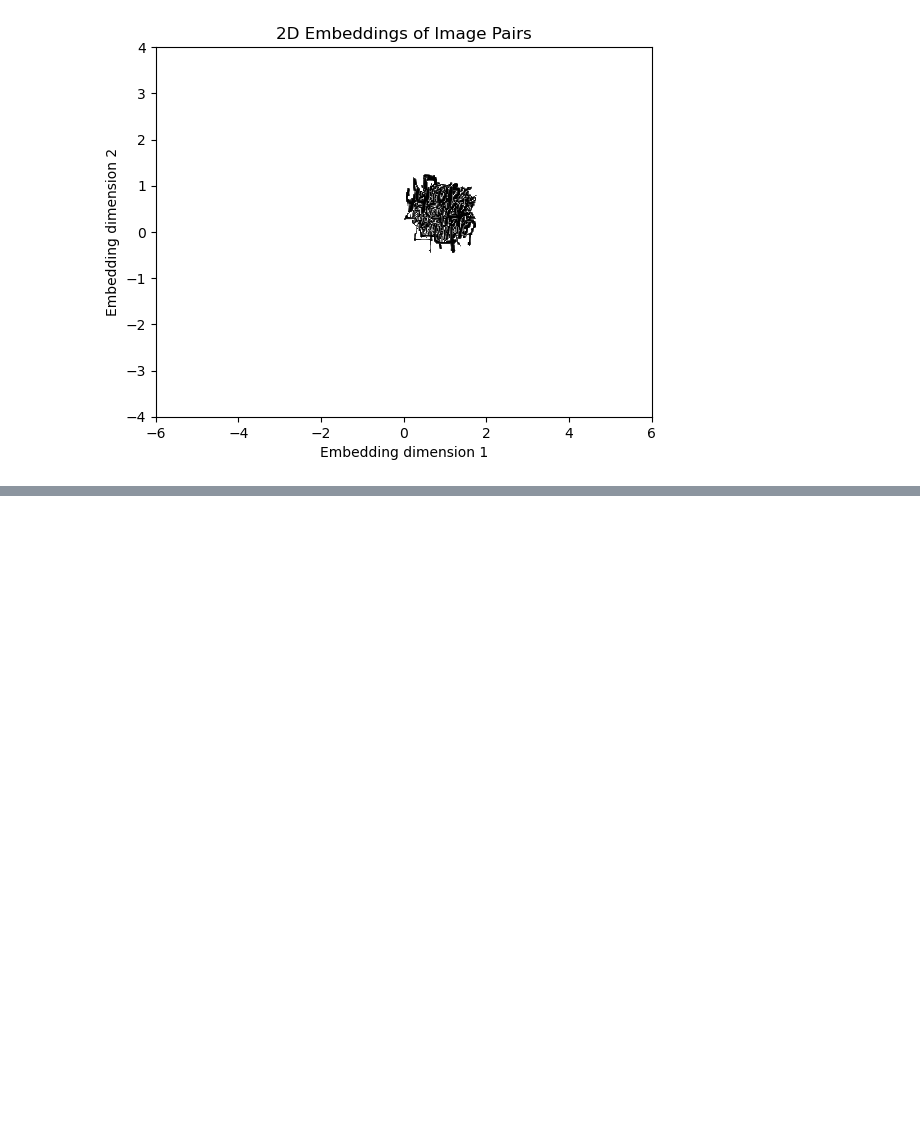
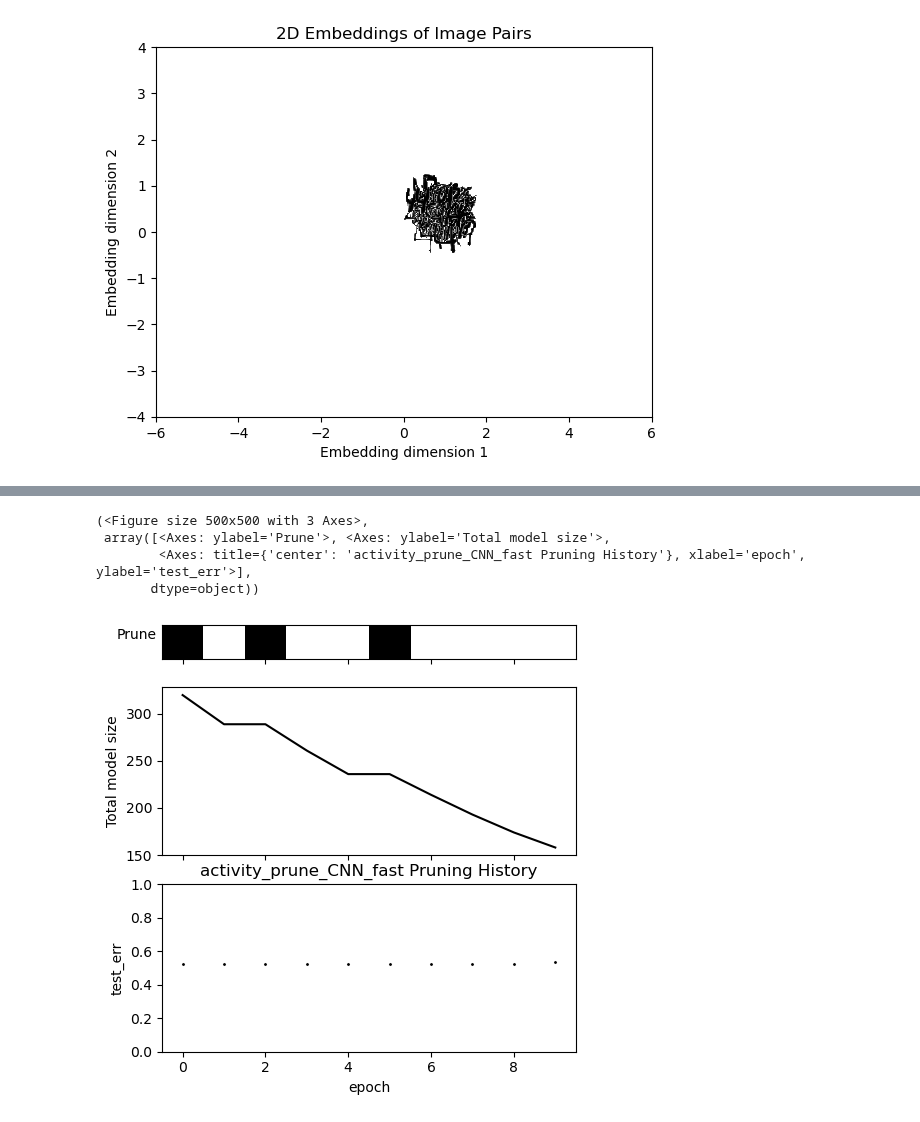
Before and after one commit to cchu70/klab_rotation, a Jupyter notebook: 12_MiniAlexNet-unsupervised-SBATCH.ipynb, the cells around one changed output, grey strips where cells are left out. Cells and saved outputs as stored; diff of their text form; code cells hidden in the pictures; blank space fills up the shorter version.

```diff
--- a/12_MiniAlexNet-unsupervised-SBATCH.ipynb
+++ b/12_MiniAlexNet-unsupervised-SBATCH.ipynb
@@ -91,0 +120,8 @@ Submitted batch job 56453111
+# %%
+act_prune_results.plot_pruning()
+# %% [output]
+(<Figure size 500x500 with 3 Axes>,
+ array([<Axes: ylabel='Prune'>, <Axes: ylabel='Total model size'>,
+        <Axes: title={'center': 'activity_prune_CNN_fast Pruning History'}, xlabel='epoch', ylabel='test_err'>],
+       dtype=object))
+[figure, added]
```
Also changed, not shown: parts of 15 cells of this notebook, 25 other files.
